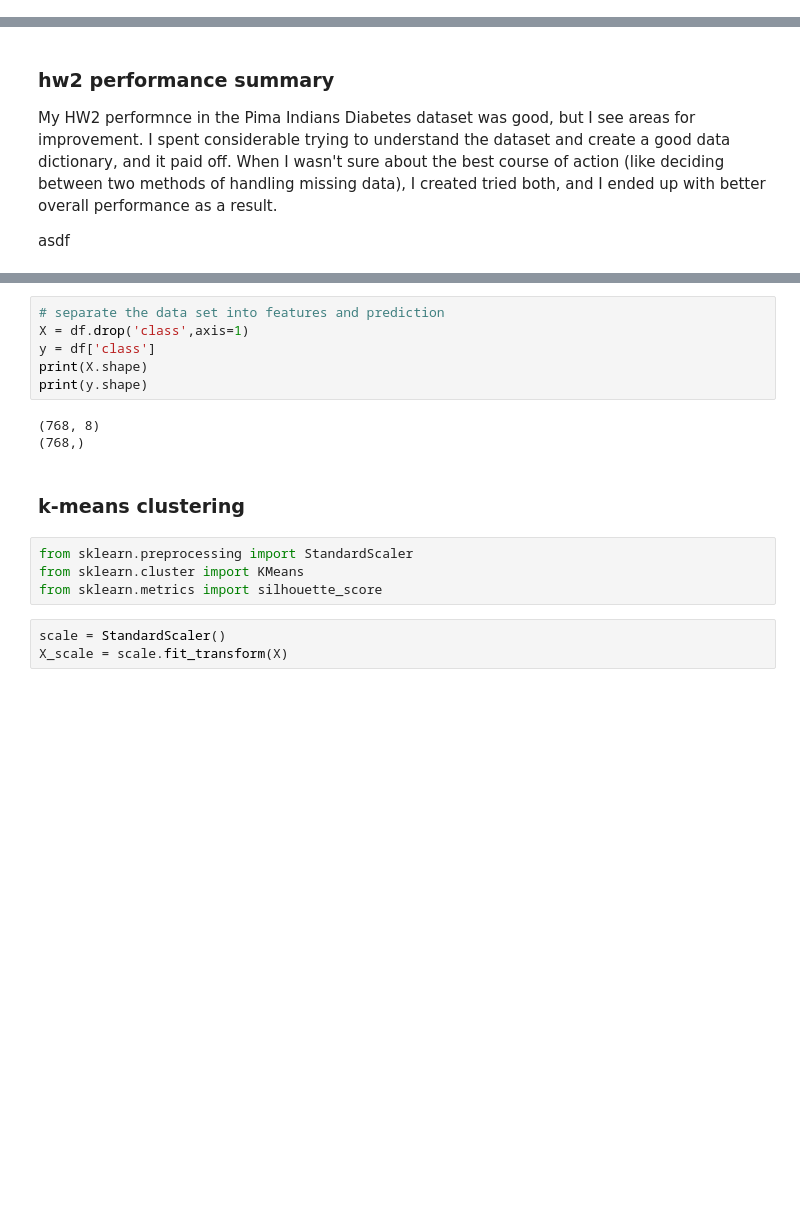
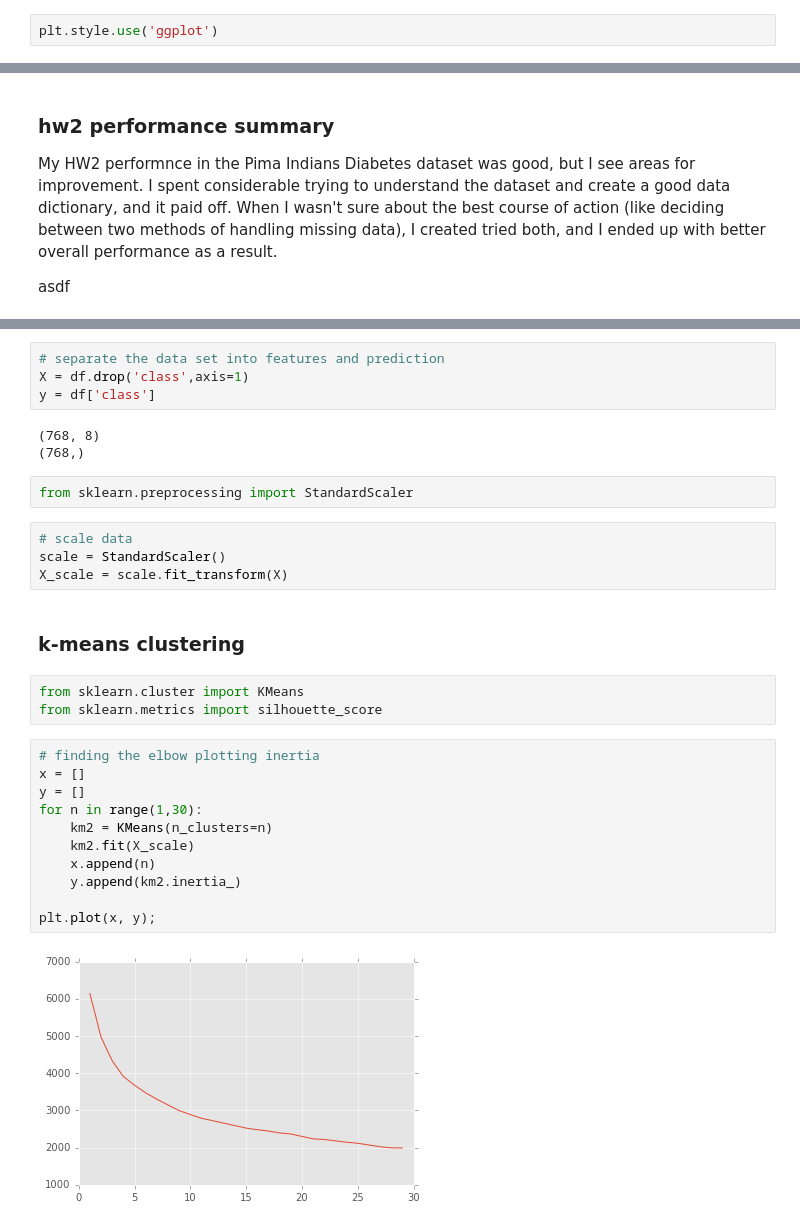
Before and after one commit to zenyui/ga-portfolio, a Jupyter notebook: hw3/ga-zenyui-hw3.ipynb, the cells around one changed output, grey strips where cells are left out. Drawn from its saved outputs; the diff is of its cells as text; blank space fills up the shorter version.

```diff
--- a/hw3/ga-zenyui-hw3.ipynb
+++ b/hw3/ga-zenyui-hw3.ipynb
@@ -16,6 +14,8 @@ import pandas as pd
 import matplotlib.pyplot as plt
 import numpy as np
 %matplotlib inline
+# %%
+plt.style.use('ggplot')
 # %%
 url = 'https://archive.ics.uci.edu/ml/machine-learning-databases/pima-indians-diabetes/pima-indians-diabetes.data'
 cols = ['pregnancies','glucose','bp','skin','insulin','bmi','ped','age','class']
@@ -83,18 +83,31 @@ asdf
 # separate the data set into features and prediction
 X = df.drop('class',axis=1)
 y = df['class']
-print(X.shape)
-print(y.shape)
 # %% [output]
 (768, 8)
 (768,)
+# %%
+from sklearn.preprocessing import StandardScaler
+# %%
+# scale data
+scale = StandardScaler()
+X_scale = scale.fit_transform(X)
 # %% [markdown]
 ### k-means clustering
 # %%
-from sklearn.preprocessing import StandardScaler
 from sklearn.cluster import KMeans
 from sklearn.metrics import silhouette_score
-# %%
-scale = StandardScaler()
-X_scale = scale.fit_transform(X)
+# %%
+# finding the elbow plotting inertia
+x = []
+y = []
+for n in range(1,30):
+    km2 = KMeans(n_clusters=n)
+    km2.fit(X_scale)
+    x.append(n)
+    y.append(km2.inertia_)
+
+plt.plot(x, y);
+# %% [output]
+[figure, added]
 # %%
```
Also changed, not shown: parts of 16 cells of this notebook.
